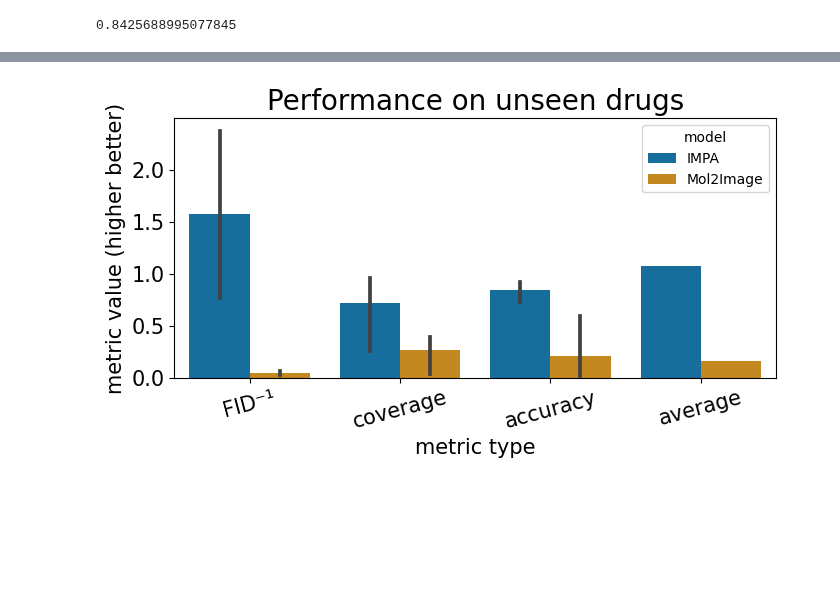
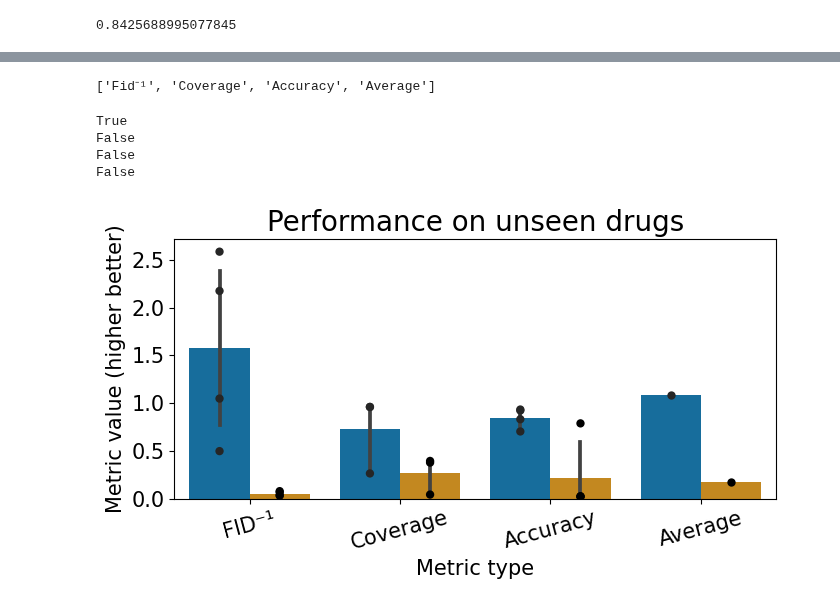
Before and after one commit to theislab/IMPA, a Jupyter notebook: notebooks/cpg0000/corrections_old_paper/unseen_drugs_whole_bbbc021/plot_scores.ipynb, the cells around one changed output, grey strips where cells are left out. Saved outputs shown, nothing was run; the diff lists cells and outputs as text; code cells hidden in the pictures; blank space fills up the shorter version.

```diff
--- a/notebooks/cpg0000/corrections_old_paper/unseen_drugs_whole_bbbc021/plot_scores.ipynb
+++ b/notebooks/cpg0000/corrections_old_paper/unseen_drugs_whole_bbbc021/plot_scores.ipynb
@@ -486,28 +489,55 @@ plt.show()
+# %%
+[label.get_text().capitalize() if label!="FID⁻¹" else label for label in ax.get_xticklabels()]
+# %% [output]
+['Fid⁻¹', 'Coverage', 'Accuracy', 'Average']
+# %%
+for lab in ax.get_xticklabels():
+    print(lab.get_text()=="FID⁻¹")
+# %% [output]
+True
+False
+False
+False
 # %%
 plt.figure(figsize=(7,4))
 ax = sns.barplot(data=complete_score,
                 x='score_type',
                 y='score',
                 hue='model',
                 palette='colorblind',
                 orient='v')
 
+sns.stripplot(data=complete_score,
+              x='score_type',
+              y='score',
+              hue='model',
+              color='black',
+              dodge=True,  # Separate dots for each hue category
+              jitter=False,  # Keep dots aligned with bars
+              marker='o',
+              size=6,  # Control dot size
+              ax=ax)
+
+ax.set_xticklabels([label.get_text().capitalize() if label.get_text()!="FID⁻¹" else label for label in ax.get_xticklabels()], fontsize=15)
+
+ax.legend_.remove()
+
 ax.tick_params(axis='x', rotation=15)
 plt.xticks(fontsize=15)
 plt.yticks(fontsize=15)
 
-plt.ylabel('metric value (higher better)', fontsize=15)
-plt.xlabel('metric type', fontsize=15)
+plt.ylabel('Metric value (higher better)', fontsize=15)
+plt.xlabel('Metric type', fontsize=15)
 # plt.legend(loc=2, bbox_to_anchor=(1, 1), prop={'size': 20})
 plt.title('Performance on unseen drugs', fontsize=20)
 
 plt.tight_layout()
 plt.savefig("/home/icb/alessandro.palma/environment/IMPA/IMPA/notebooks/cpg0000/corrections_old_paper/plots/updated_performance_unseen.svg",
            dpi=300,format='svg')
 
 plt.show()
 # %% [output]
-[figure, old version]
+[figure, new version]
 # %%
 with open(res_file_fp_path, "rb") as file:
     res_file_fp = pkl.load(file)
```
Also changed, not shown: parts of 9 cells of this notebook, 9 other files.
